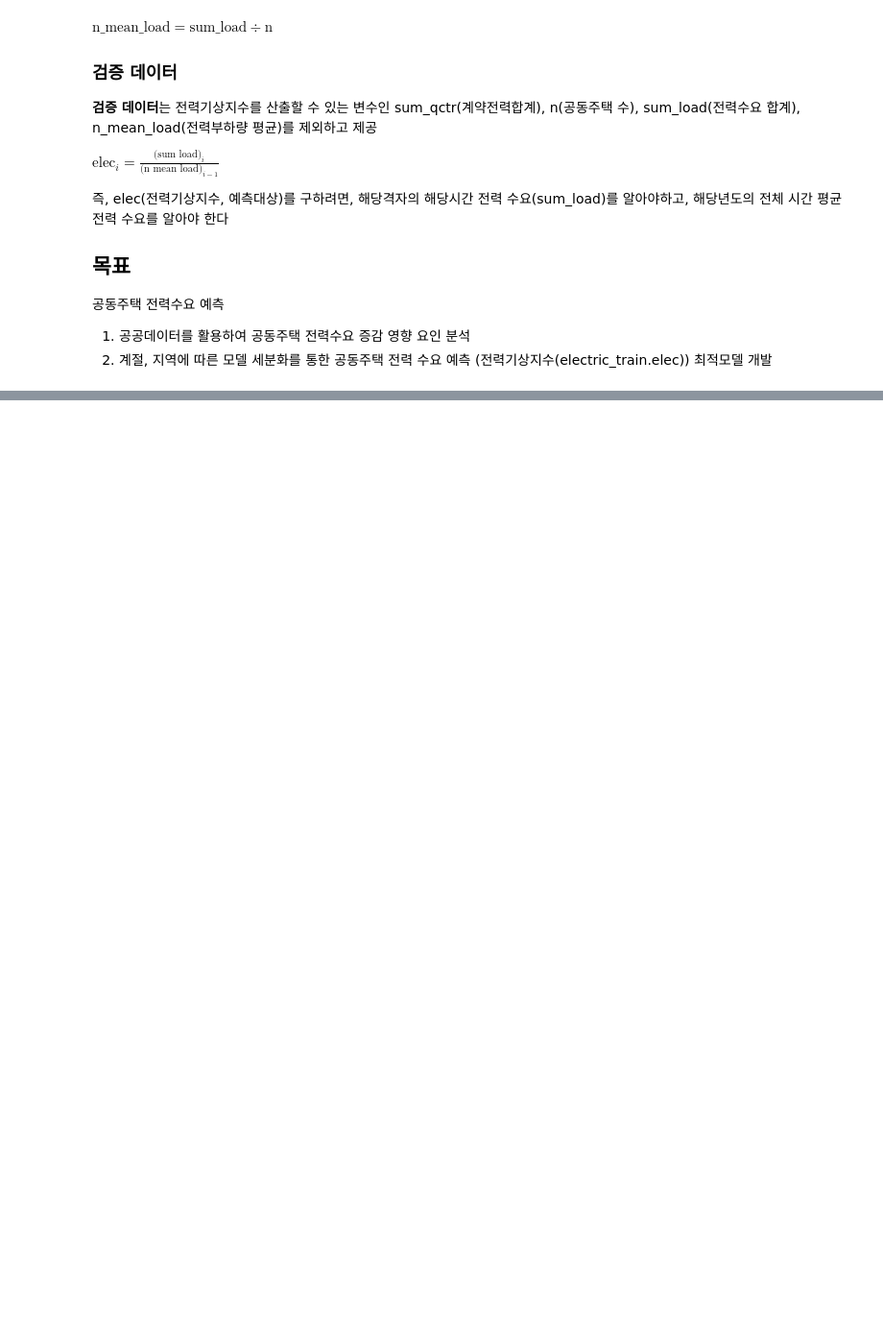
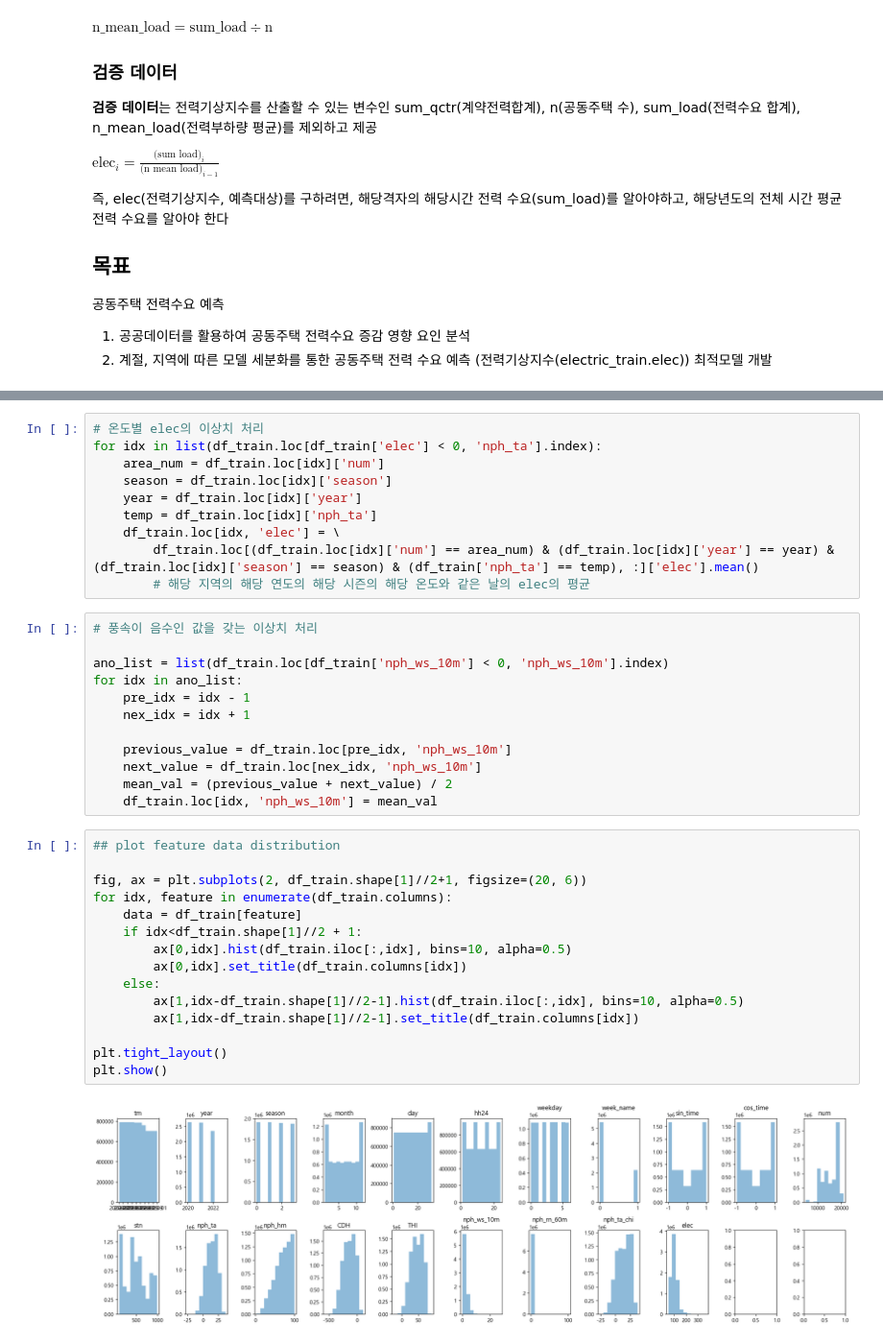
Before and after one commit to khw11044/contest, a Jupyter notebook: 1.data_analysis_1.ipynb, the cells around one changed output, grey strips where cells are left out. Shown: that part at 96% size. Cells and saved outputs as stored; diff of their text form; blank space fills up the shorter version.

```diff
--- a/1.data_analysis_1.ipynb
+++ b/1.data_analysis_1.ipynb
@@ -172,0 +261,39 @@ val_Y = df_val[target]
+# %%
+# 온도별 elec의 이상치 처리
+for idx in list(df_train.loc[df_train['elec'] < 0, 'nph_ta'].index):
+    area_num = df_train.loc[idx]['num']
+    season = df_train.loc[idx]['season']
+    year = df_train.loc[idx]['year']
+    temp = df_train.loc[idx]['nph_ta']
+    df_train.loc[idx, 'elec'] = \
+        df_train.loc[(df_train.loc[idx]['num'] == area_num) & (df_train.loc[idx]['year'] == year) & (df_train.loc[idx]['season'] == season) & (df_train['nph_ta'] == temp), :]['elec'].mean()
+        # 해당 지역의 해당 연도의 해당 시즌의 해당 온도와 같은 날의 elec의 평균
+# %%
+# 풍속이 음수인 값을 갖는 이상치 처리
+
+ano_list = list(df_train.loc[df_train['nph_ws_10m'] < 0, 'nph_ws_10m'].index)
+for idx in ano_list:
+    pre_idx = idx - 1
+    nex_idx = idx + 1
+
+    previous_value = df_train.loc[pre_idx, 'nph_ws_10m']
+    next_value = df_train.loc[nex_idx, 'nph_ws_10m']
+    mean_val = (previous_value + next_value) / 2
+    df_train.loc[idx, 'nph_ws_10m'] = mean_val
+# %%
+## plot feature data distribution
+
+fig, ax = plt.subplots(2, df_train.shape[1]//2+1, figsize=(20, 6))
+for idx, feature in enumerate(df_train.columns):
+    data = df_train[feature]
+    if idx<df_train.shape[1]//2 + 1:
+        ax[0,idx].hist(df_train.iloc[:,idx], bins=10, alpha=0.5)
+        ax[0,idx].set_title(df_train.columns[idx])
+    else:
+        ax[1,idx-df_train.shape[1]//2-1].hist(df_train.iloc[:,idx], bins=10, alpha=0.5)
+        ax[1,idx-df_train.shape[1]//2-1].set_title(df_train.columns[idx])
+
+plt.tight_layout()
+plt.show()
+# %% [output]
+[figure, added]
```
Also changed, not shown: parts of 30 cells of this notebook, 10 other files.
